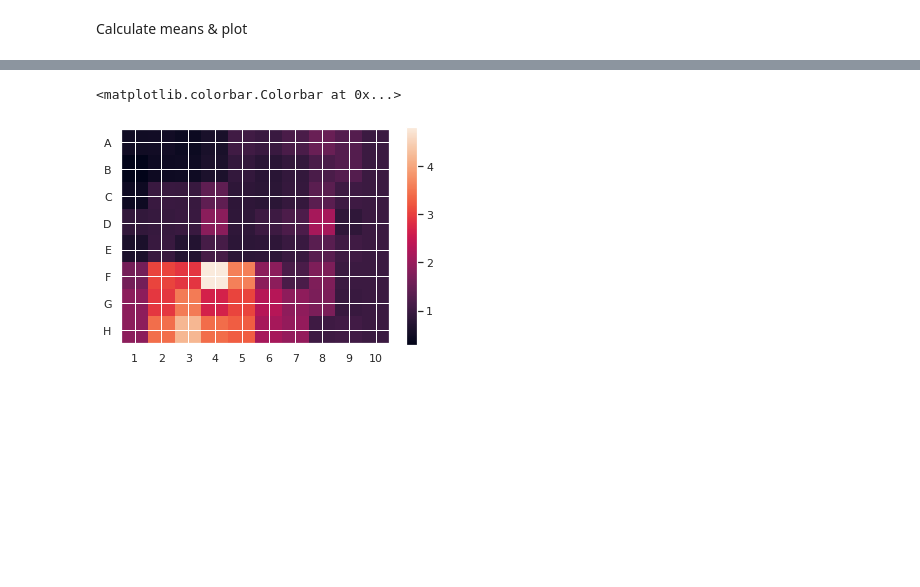
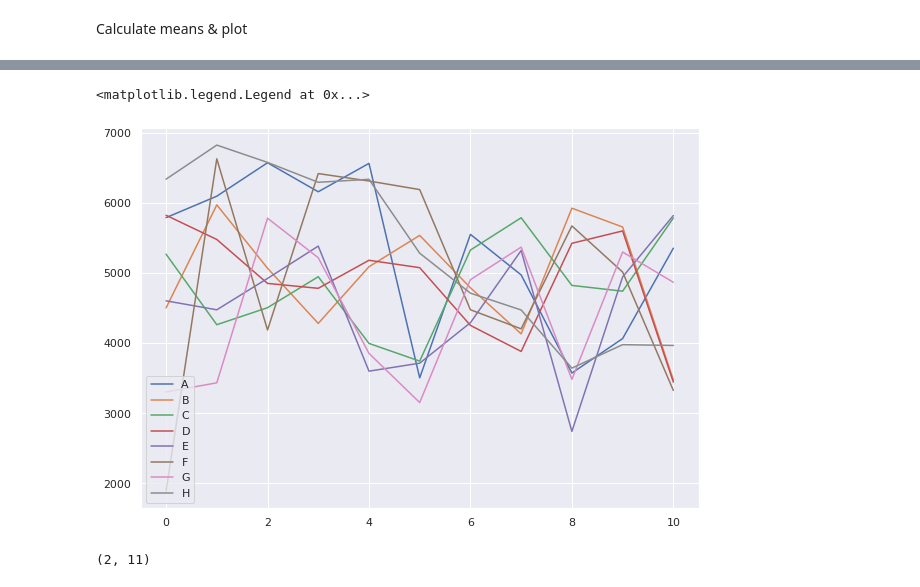
Before and after one commit to nmra-abarthmaron/cell-imaging, a Jupyter notebook: process/notebooks/2022-11-24_analysis_for_edyta.ipynb, the cells around one changed output, grey strips where cells are left out. Saved outputs shown, nothing was run; the diff lists cells and outputs as text; code cells hidden in the pictures; blank space fills up the shorter version.

```diff
--- a/process/notebooks/2022-11-24_analysis_for_edyta.ipynb
+++ b/process/notebooks/2022-11-24_analysis_for_edyta.ipynb
@@ -158,9 +136,0 @@ plt.rcParams['font.size'] = '32'
-# %%
-fig = plt.figure()
-plt.imshow(plate)
-plt.yticks(list(row_lookup.values()), list(row_lookup.keys()))
-plt.xticks([0,1,2,3,4,5,6,7,8,9], [1,2,3,4,5,6,7,8,9,10])
-plt.colorbar()
-# %% [output]
-<matplotlib.colorbar.Colorbar at 0x...>
-[figure, removed]
@@ -169,3 +137,13 @@ p = pd.DataFrame(plate, index=row_lookup.keys(), columns=np.arange(1,plate.shape
+# %%
+plt.plot(plate.transpose())
+plt.legend(list(row_lookup.keys()))
+# %% [output]
+<matplotlib.legend.Legend at 0x...>
+[figure, added]
+# %%
+y.shape
+# %% [output]
+(2, 11)
 # %%
 p.to_csv('/fsx/processed-data/220929 BC-EG H4 GBA Substrate/Undyed plate (just substrate)/20x 488 SD stack MIPs/2022-11-17_field_measurements_raw.csv')
 # %%
```
Also changed, not shown: parts of 7 cells of this notebook.
